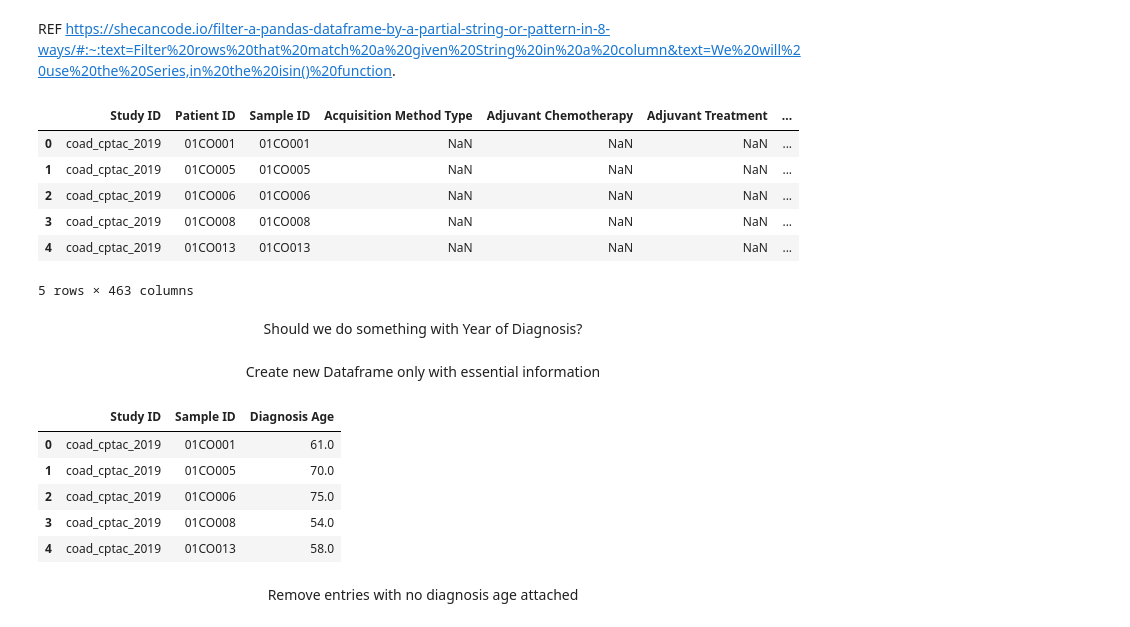
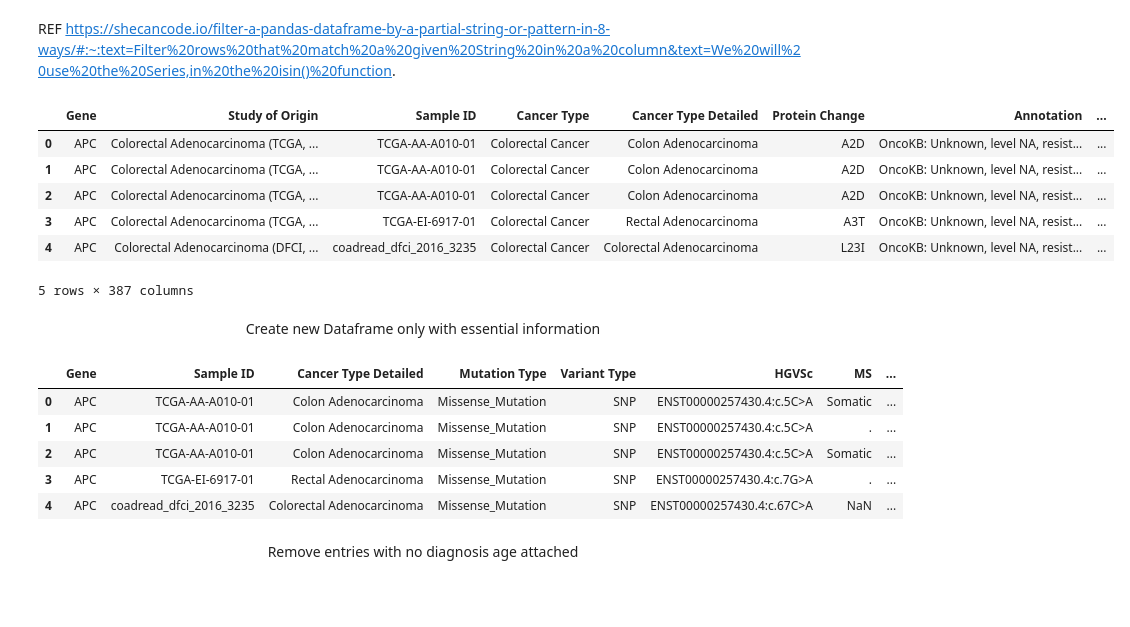
Before and after one commit to fredwdickinson/rscam-g6, a Jupyter notebook: Notebooks/DataCleaning.ipynb, the cells around one changed output. Saved outputs shown, nothing was run; the diff lists cells and outputs as text; code cells hidden in the pictures; blank space fills up the shorter version.

```diff
--- a/Notebooks/DataCleaning.ipynb
+++ b/Notebooks/DataCleaning.ipynb
@@ -5,6 +5,6 @@ import numpy as np
 <center> Read CSV file</center>
 # %%
 # NEED TO CHANGE TO SPECIFIED LOC
-# df = pd.read_csv(r"output.csv", low_memory=False)
+df = pd.read_csv(r"C:\Users\abbi_\venv1\RSCAM\rscam-g6\data\tcga_data2.csv", sep = "\t", low_memory=False)
 df.head()
 # %% [output]
@@ -32,40 +32,40 @@ REF https://shecancode.io/filter-a-pandas-dataframe-by-a-partial-string-or-patte
 # %%
 mask = (df.columns.str.lower().str.contains("age")
         & df.columns.str.lower().str.contains("diagnos")
         & ~df.columns.str.lower().str.contains("stage")
        )
 
-df.loc[:,mask].head()
+# df.loc[:,mask].head()
 cols = df.columns[mask]
 # Not sure if bfill is the best choice here
 df["Diagnosis Age"] = df.loc[:,cols].bfill(axis = 1).iloc[:,0]
 df.drop(columns=cols).copy()
 df.head()
 # %% [output]
-|  | Study ID | Patient ID | Sample ID | Acquisition Method Type | Adjuvant Chemotherapy | Adjuvant Treatment | ... |
-| 0 | coad_cptac_2019 | 01CO001 | 01CO001 | NaN | NaN | NaN | ... |
-| 1 | coad_cptac_2019 | 01CO005 | 01CO005 | NaN | NaN | NaN | ... |
-| 2 | coad_cptac_2019 | 01CO006 | 01CO006 | NaN | NaN | NaN | ... |
-| 3 | coad_cptac_2019 | 01CO008 | 01CO008 | NaN | NaN | NaN | ... |
-| 4 | coad_cptac_2019 | 01CO013 | 01CO013 | NaN | NaN | NaN | ... |
+|  | Gene | Study of Origin | Sample ID | Cancer Type | Cancer Type Detailed | Protein Change | Annotation | ... |
+| 0 | APC | Colorectal Adenocarcinoma (TCGA, ... | TCGA-AA-A010-01 | Colorectal Cancer | Colon Adenocarcinoma | A2D | OncoKB: Unknown, level NA, resist... | ... |
+| 1 | APC | Colorectal Adenocarcinoma (TCGA, ... | TCGA-AA-A010-01 | Colorectal Cancer | Colon Adenocarcinoma | A2D | OncoKB: Unknown, level NA, resist... | ... |
+| 2 | APC | Colorectal Adenocarcinoma (TCGA, ... | TCGA-AA-A010-01 | Colorectal Cancer | Colon Adenocarcinoma | A2D | OncoKB: Unknown, level NA, resist... | ... |
+| 3 | APC | Colorectal Adenocarcinoma (TCGA, ... | TCGA-EI-6917-01 | Colorectal Cancer | Rectal Adenocarcinoma | A3T | OncoKB: Unknown, level NA, resist... | ... |
+| 4 | APC | Colorectal Adenocarcinoma (DFCI, ... | coadread_dfci_2016_3235 | Colorectal Cancer | Colorectal Adenocarcinoma | L23I | OncoKB: Unknown, level NA, resist... | ... |
-5 rows × 463 columns
+5 rows × 387 columns
-# %% [markdown]
-<center>Should we do something with Year of Diagnosis?
 # %% [markdown]
 <center>Create new Dataframe only with essential information</center>
 # %%
 for col in df.columns:
     df.columns = df.columns.str.strip()
 # %%
-rel_df = df[["Study ID", "Sample ID", "Diagnosis Age"]]
+note_cols = ["Gene", "Sample ID", "Cancer Type Detailed", "Mutation Type", "Variant Type", "HGVSc", "MS",
+        "Protein Change", "Functional Impact", "Diagnosis Age"]
+rel_df = df[note_cols]
 rel_df.head()
 # %% [output]
-|  | Study ID | Sample ID | Diagnosis Age |
-| 0 | coad_cptac_2019 | 01CO001 | 61.0 |
-| 1 | coad_cptac_2019 | 01CO005 | 70.0 |
-| 2 | coad_cptac_2019 | 01CO006 | 75.0 |
-| 3 | coad_cptac_2019 | 01CO008 | 54.0 |
-| 4 | coad_cptac_2019 | 01CO013 | 58.0 |
+|  | Gene | Sample ID | Cancer Type Detailed | Mutation Type | Variant Type | HGVSc | MS | ... |
+| 0 | APC | TCGA-AA-A010-01 | Colon Adenocarcinoma | Missense_Mutation | SNP | ENST00000257430.4:c.5C>A | Somatic | ... |
+| 1 | APC | TCGA-AA-A010-01 | Colon Adenocarcinoma | Missense_Mutation | SNP | ENST00000257430.4:c.5C>A | . | ... |
+| 2 | APC | TCGA-AA-A010-01 | Colon Adenocarcinoma | Missense_Mutation | SNP | ENST00000257430.4:c.5C>A | Somatic | ... |
+| 3 | APC | TCGA-EI-6917-01 | Rectal Adenocarcinoma | Missense_Mutation | SNP | ENST00000257430.4:c.7G>A | . | ... |
+| 4 | APC | coadread_dfci_2016_3235 | Colorectal Adenocarcinoma | Missense_Mutation | SNP | ENST00000257430.4:c.67C>A | NaN | ... |
 # %% [markdown]
 <center>Remove entries with no diagnosis age attached</center>
 # %%
```
Also changed, not shown: parts of 11 cells of this notebook.
